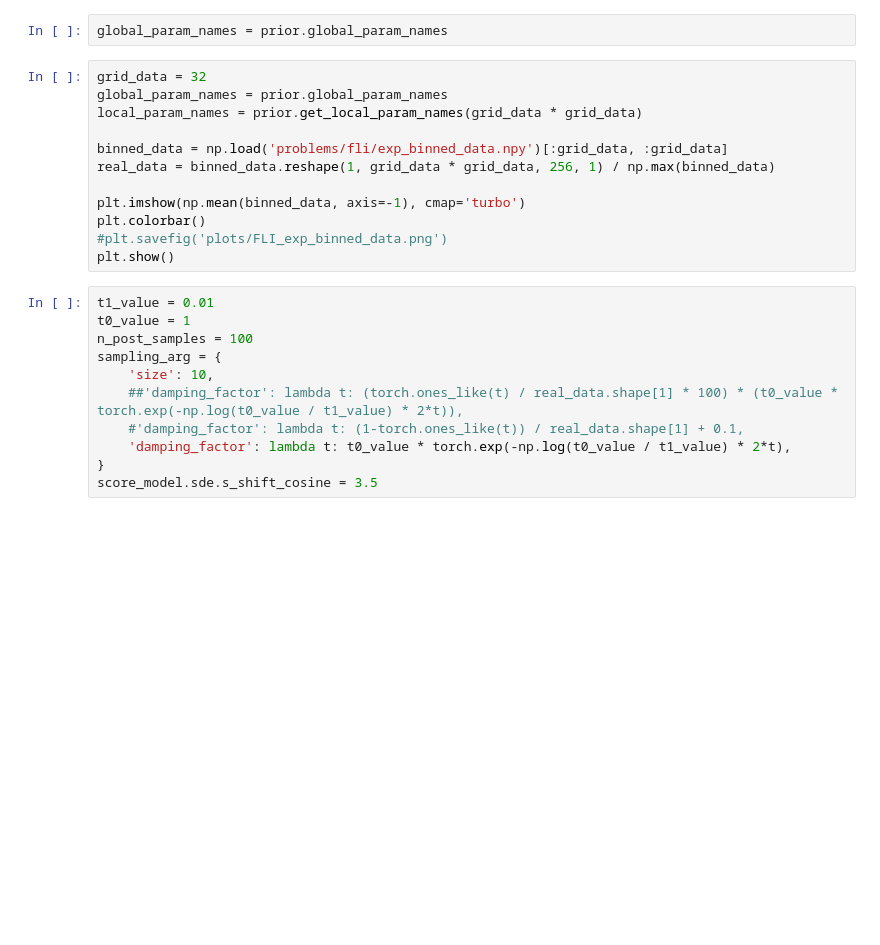
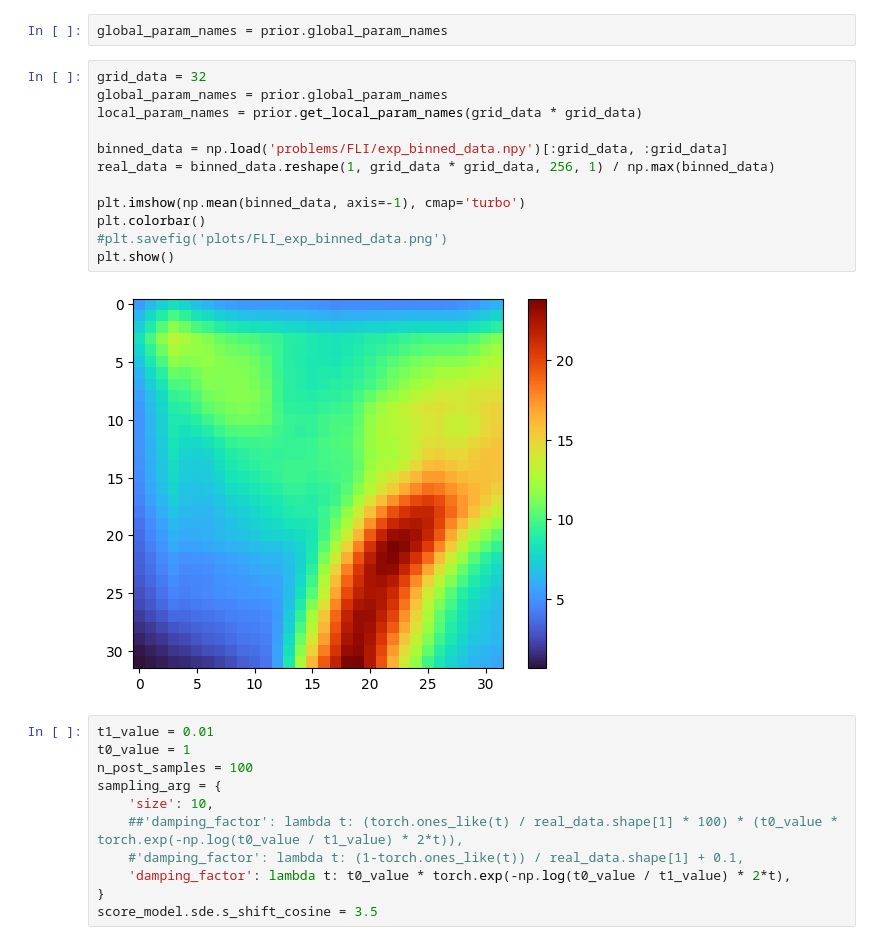
Before and after one commit to bayesflow-org/hierarchical-abi, a Jupyter notebook: fli score matching.ipynb, the cells around one changed output. Drawn from its saved outputs; the diff is of its cells as text; blank space fills up the shorter version.

```diff
--- a/fli score matching.ipynb
+++ b/fli score matching.ipynb
@@ -277,15 +280,17 @@ global_param_names = prior.global_param_names
 # %%
 grid_data = 32
 global_param_names = prior.global_param_names
 local_param_names = prior.get_local_param_names(grid_data * grid_data)
 
-binned_data = np.load('problems/fli/exp_binned_data.npy')[:grid_data, :grid_data]
+binned_data = np.load('problems/FLI/exp_binned_data.npy')[:grid_data, :grid_data]
 real_data = binned_data.reshape(1, grid_data * grid_data, 256, 1) / np.max(binned_data)
 
 plt.imshow(np.mean(binned_data, axis=-1), cmap='turbo')
 plt.colorbar()
 #plt.savefig('plots/FLI_exp_binned_data.png')
 plt.show()
+# %% [output]
+[figure, added]
 # %%
 t1_value = 0.01
 t0_value = 1
```
Also changed, not shown: parts of 2 cells of this notebook, 12 other files.
